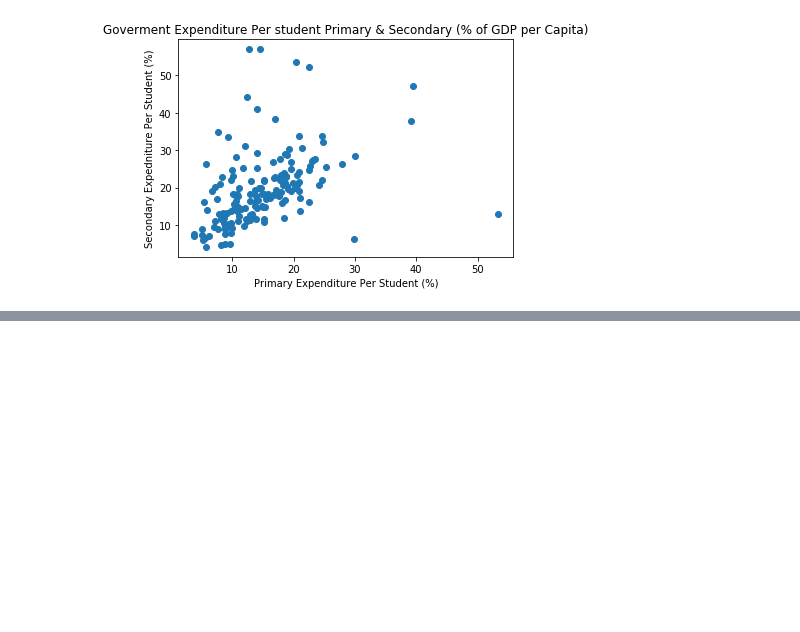
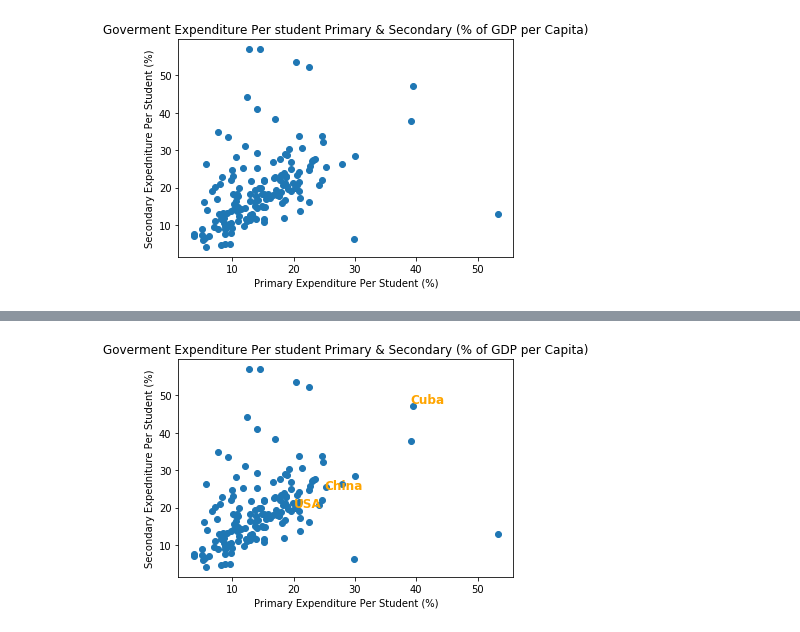
Before and after one commit to ancientfrog/teamplato, a Jupyter notebook: CS504_TeamPlato_JC.ipynb, the cells around one changed output, grey strips where cells are left out. Cells and saved outputs as stored; diff of their text form; code cells hidden in the pictures; blank space fills up the shorter version.

```diff
--- a/CS504_TeamPlato_JC.ipynb
+++ b/CS504_TeamPlato_JC.ipynb
@@ -365,0 +379,28 @@ plt.show()
+# %%
+#Scatter Plot Verions #3
+import numpy as np
+import matplotlib.pyplot as plt
+
+x = dframe6.SE_XPD_PRIM_PC_ZS
+y = dframe6.SE_XPD_SECO_PC_ZS
+z = dframe6.IncomeGroup
+
+plt.scatter(x, y)
+
+plt.title('Goverment Expenditure Per student Primary & Secondary (% of GDP per Capita)')
+plt.xlabel('Primary Expenditure Per Student (%)')
+plt.ylabel('Secondary Expedniture Per Student (%)')
+
+#font_dict = ['family':'serif','color':'darkred','size':15]
+plt.text(39,48,'Cuba',size=12,color='Orange',fontweight='bold')
+plt.text(20,20,'USA',size=12,color='Orange',fontweight='bold')
+plt.text(25,25,'China',size=12,color='Orange',fontweight='bold')
+#plt.annotate('USA',(20,20),xytext=(0.5,.5), textcoords='axes fraction',
+           # arrowprops = dict(facecolor='grey', color='grey'))
+
+#plt.legend(dframe6.Region)
+
+
+plt.show()
+# %% [output]
+[figure, added]
```
Also changed, not shown: parts of 5 cells of this notebook.
